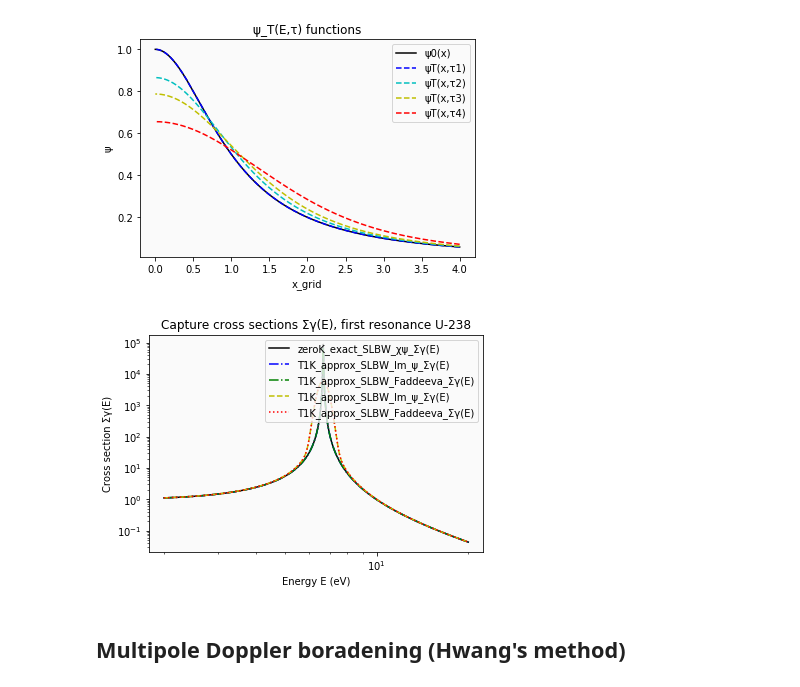
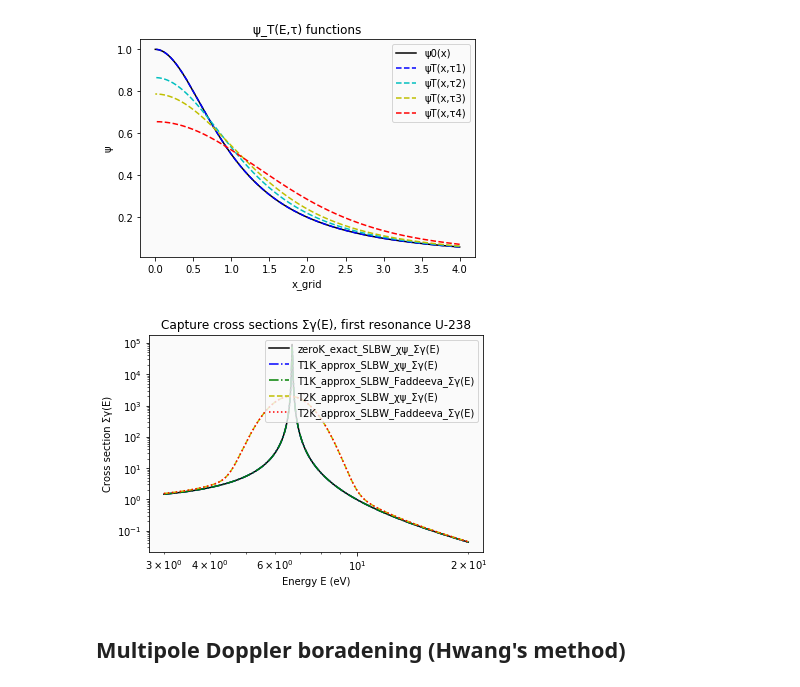
Before and after one commit to icmeyer/Uncertainty-Methods-Toy-Problem, a Jupyter notebook: temperature treatment.ipynb, the cells around one changed output. Drawn from its saved outputs; the diff is of its cells as text; code cells hidden in the pictures.

```diff
--- a/temperature treatment.ipynb
+++ b/temperature treatment.ipynb
@@ -39,7 +39,7 @@ from vector_fit import VF_algorithm, rational_function
 # %%
 # Energy grid structure
 E_max = 2*10**(1) # Minimum energy of the energy groups
-E_min = 2*10**(0) # Maximum energy of the energy groups & the cutoff energy of the fision spectrum
+E_min = 3*10**(0) # Maximum energy of the energy groups & the cutoff energy of the fision spectrum
 N_g = 1000 # Number of energy groups
 E_g = np.logspace(np.log10(E_min),np.log10(E_max),N_g) # Energy groups (here log-spaced) for flux ψ
 z_g = E_g**0.5 # Energy groups (here log-spaced) for flux ψ
@@ -53,7 +53,7 @@ N_densities = np.array([1,(0.124954)*1.0])
 a = 0
 Γ = μ_Γ_U238
 b = 2*np.pi*Γ[1]*Γ[2]/(ρ0**2*Γ[0]**0.5*(Γ[1]+ Γ[2]))
-r = a - 1j*b
+α = a - 1j*b
 # %%
 ## Plot the mean cross section values.
 titre_Σ = 'Capture cross sections Σγ(E), first resonance U-238'
@@ -145,27 +145,27 @@ plt.rcParams['axes.facecolor'] = '0.98'
 [figure]
 # %%
 T1 = 10 #K
-T2 = 10000 #K
+T2 = 100000 #K
 # %%
 ## Plot the mean cross section values.
 titre_Σ = 'Capture cross sections Σγ(E), first resonance U-238'
 titre_Σ_pdf = "%s.%s"%(titre_Σ, 'pdf')
 
 #plt.close('all')
 # Plotting the cross section
 plt.loglog(E_g , np.array([zeroK_exact_SLBW_χψ_Σγ(E_g[g], Γ, a , b) for g in range(E_g.size)]) , '-k', label='zeroK_exact_SLBW_χψ_Σγ(E)')
-plt.loglog(E_g , np.array([TK_approx_SLBW_χψ_Σγ(E_g[g], Γ, a, b, T1) for g in range(E_g.size)]) , '-.b', label='T1K_approx_SLBW_Im_ψ_Σγ(E)')
-plt.loglog(E_g , np.array([TK_approx_SLBW_Faddeeva_Σγ(E_g[g], Γ, r ,T1) for g in range(E_g.size)]) , '-.g', label='T1K_approx_SLBW_Faddeeva_Σγ(E)')
-plt.loglog(E_g , np.array([TK_approx_SLBW_χψ_Σγ(E_g[g], Γ, a, b, T2) for g in range(E_g.size)]) , '--y', label='T1K_approx_SLBW_Im_ψ_Σγ(E)')
-plt.loglog(E_g , np.array([TK_approx_SLBW_Faddeeva_Σγ(E_g[g], Γ, r ,T2) for g in range(E_g.size)]) , ':r', label='T1K_approx_SLBW_Faddeeva_Σγ(E)')
+plt.loglog(E_g , np.array([TK_approx_SLBW_χψ_Σγ(E_g[g], Γ, a, b, T1) for g in range(E_g.size)]) , '-.b', label='T1K_approx_SLBW_χψ_Σγ(E)')
+plt.loglog(E_g , np.array([TK_approx_SLBW_Faddeeva_Σγ(E_g[g], Γ, α ,T1) for g in range(E_g.size)]) , '-.g', label='T1K_approx_SLBW_Faddeeva_Σγ(E)')
+plt.loglog(E_g , np.array([TK_approx_SLBW_χψ_Σγ(E_g[g], Γ, a, b, T2) for g in range(E_g.size)]) , '--y', label='T2K_approx_SLBW_χψ_Σγ(E)')
+plt.loglog(E_g , np.array([TK_approx_SLBW_Faddeeva_Σγ(E_g[g], Γ, α ,T2) for g in range(E_g.size)]) , ':r', label='T2K_approx_SLBW_Faddeeva_Σγ(E)')
 plt.ylabel('Cross section Σγ(E)')
 plt.xlabel('Energy E (eV)')
 plt.title(titre_Σ)
 plt.legend()
 
 plt.rcParams['axes.facecolor'] = '0.98'
 # %% [output]
-[figure, old version]
+[figure, new version]
 # %% [markdown]
 ## Multipole Doppler boradening (Hwang's method)
 # %%
```
Also changed, not shown: parts of 6 cells of this notebook, 2 other files.
